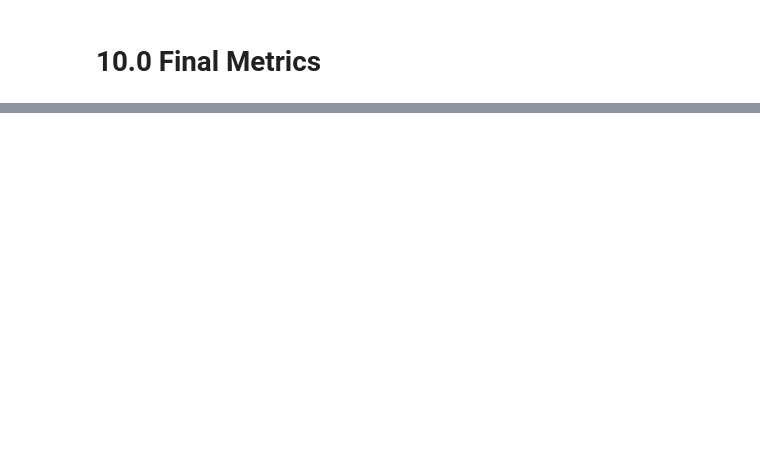
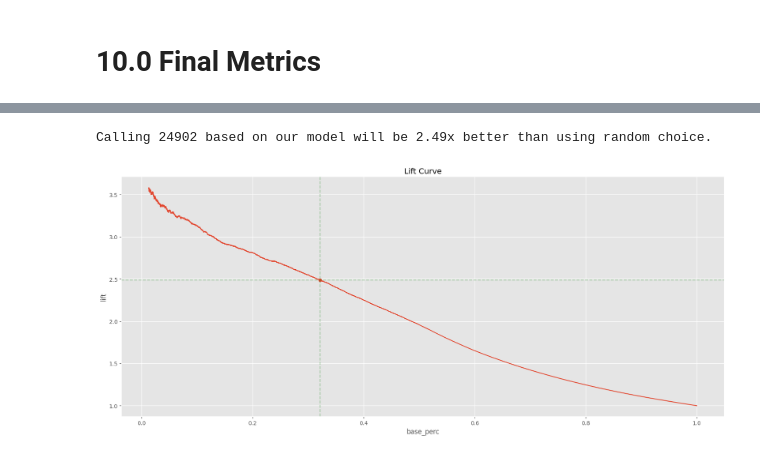
Before and after one commit to AllanCasado/health-insurance-cross-sell, a Jupyter notebook: notebooks/health_insurance_cross_sell.ipynb, the cells around one changed output, grey strips where cells are left out. Cells and saved outputs as stored; diff of their text form; code cells hidden in the pictures; blank space fills up the shorter version.

Commit message:
implemented cross validation; added cumulative gain curve and lift curve images and answered business questions

```diff
--- a/notebooks/health_insurance_cross_sell.ipynb
+++ b/notebooks/health_insurance_cross_sell.ipynb
@@ -1760,0 +1789,16 @@ SyntaxError: invalid syntax (3793303156.py, line 7)
+# %%
+lift = results[results['base_perc'] >= results[results['cumulative_propensity_score'] >= 0.8].iloc[0]['base_perc']].iloc[0]['lift']
+print(f'Calling 24902 customers based on our model will be {lift:.2f}x better than using random choice.')
+# %% [output]
+Calling 24902 based on our model will be 2.49x better than using random choice.
+# %%
+base_perc = results[results['cumulative_propensity_score'] >= 0.8].iloc[0]['base_perc']
+plt.figure(figsize=(20, 8))
+sns.lineplot(x='base_perc', y='lift', data=results.iloc[1000:])
+plt.axvline(x=base_perc, color='g', ls='--', alpha=0.3)
+plt.axhline(y=results[results['base_perc'] >= base_perc].iloc[0]['lift'], color='g', ls='--', alpha=0.3)
+plt.scatter(base_perc, results[results['base_perc'] >= base_perc].iloc[0]['lift'])
+plt.title("Lift Curve")
+plt.show()
+# %% [output]
+[figure, added]
```
Also changed, not shown: parts of 98 cells of this notebook, 9 other files.
